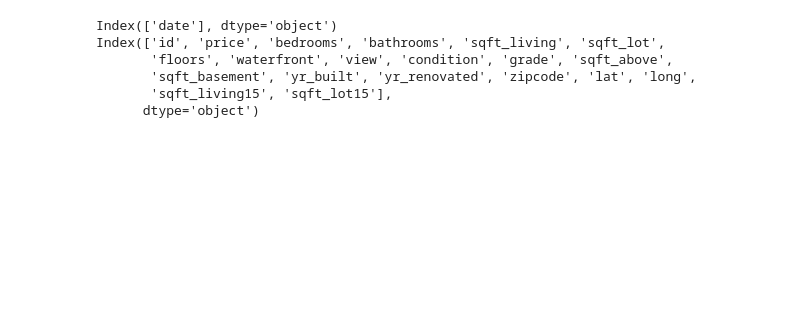
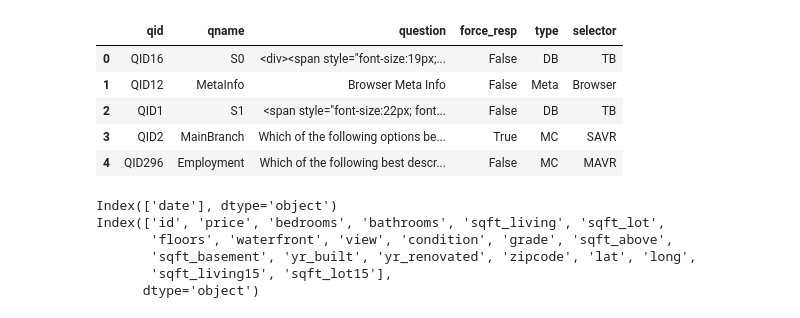
Before and after one commit to YehorSavchenko/Introduction-to-Data-Science, a Jupyter notebook: Cwiczenia1/Assignment_Optional_1_solution_YehorSavchenko.ipynb, the cells around one changed output. Cells and saved outputs as stored; diff of their text form; code cells hidden in the pictures; blank space fills up the shorter version.

```diff
--- a/Cwiczenia1/Assignment_Optional_1_solution_YehorSavchenko.ipynb
+++ b/Cwiczenia1/Assignment_Optional_1_solution_YehorSavchenko.ipynb
@@ -28,3 +28,13 @@ data_frame.head()
+# %%
+df_schema = pd.read_csv("survey_results_schema.csv")
+df_schema.head()
+# %% [output]
+|  | qid | qname | question | force_resp | type | selector |
+| 0 | QID16 | S0 | <div><span style="font-size:19px;... | False | DB | TB |
+| 1 | QID12 | MetaInfo | Browser Meta Info | False | Meta | Browser |
+| 2 | QID1 | S1 | <span style="font-size:22px; font... | False | DB | TB |
+| 3 | QID2 | MainBranch | Which of the following options be... | True | MC | SAVR |
+| 4 | QID296 | Employment | Which of the following best descr... | False | MC | MAVR |
 # %%
 #b)
 # Printed the variable list and selected categorical and numerical variables
```
Also changed, not shown: parts of 4 cells of this notebook.
